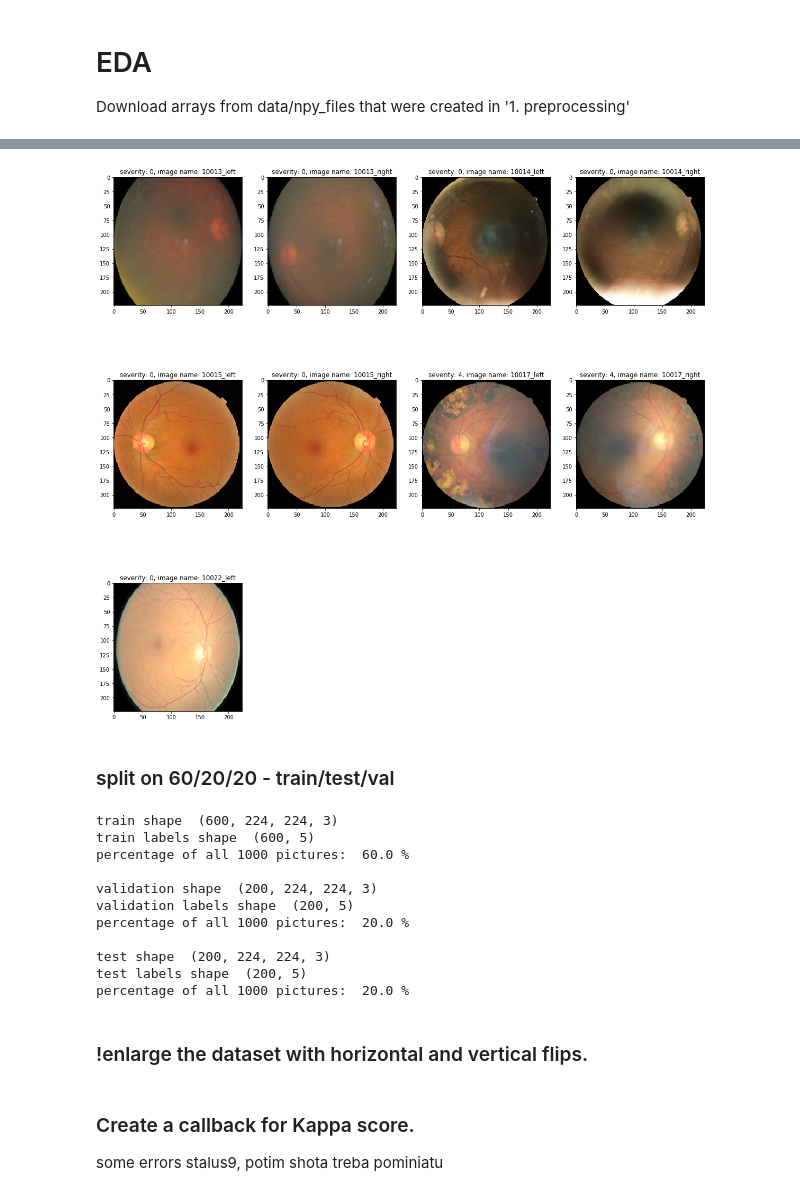
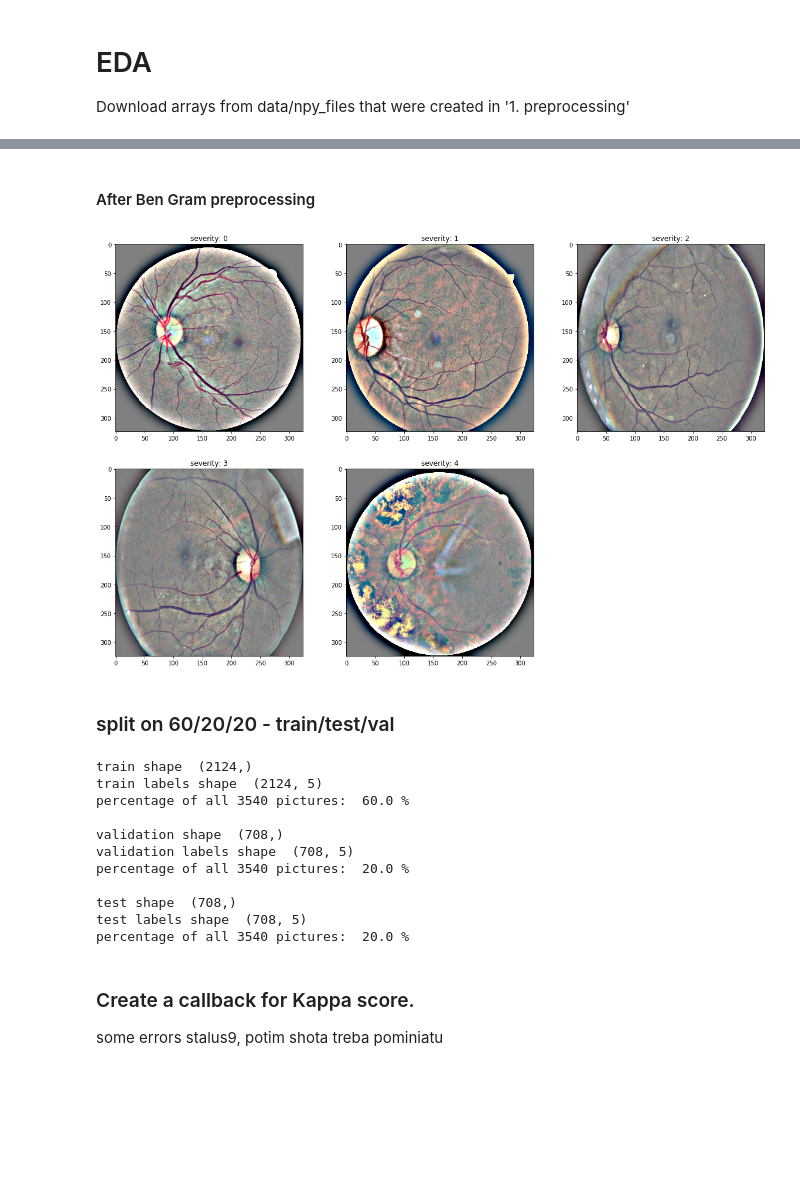
Before and after one commit to adrianhryn/retinopathy-classification, a Jupyter notebook: 2. second_blood.ipynb, the cells around one changed output, grey strips where cells are left out. Drawn from its saved outputs; the diff is of its cells as text; code cells hidden in the pictures; blank space fills up the shorter version.

```diff
--- a/2. second_blood.ipynb
+++ b/2. second_blood.ipynb
@@ -21,9 +30,9 @@ Using TensorFlow backend.
 # EDA
 Download arrays from data/npy_files that were created in '1. preprocessing'
 # %%
-images = np.load("data/npy_files/images_arrays.npy")
-labels = np.load("data/npy_files/labels.npy")
-multi_labels = np.load("data/npy_files/multi_labels.npy")
+images = np.load("data/npy_files/images_arrays.npy", allow_pickle=True)
+labels = np.load("data/npy_files/labels.npy", allow_pickle=True)
+multi_labels = np.load("data/npy_files/multi_labels.npy", allow_pickle=True)
 # %%
 df_labels = pd.read_csv('data/trainLabels_cropped.csv')
 images_names = sorted(df_labels.image.values)
@@ -40,7 +38,0 @@ Name: level, dtype: int64
-# %%
-def show_image(img):
-    #b,g,r = cv2.split(opencv_image)
-    #rgb_image = cv2.merge([r,g,b])
-    #img = cv2.imread(array)
-    img = cv2.cvtColor(img, cv2.COLOR_BGR2RGB)
-    plt.imshow(img)
@@ -46,0 +75,11 @@ def show_image(img):
+# %%
+each_class_images_inds = get_each_class_image()
+plt.figure(figsize=(20,20)),
+step = 0
+for i in range(5):
+    plt.subplot(330 + 1 + step)
+    img_ind = each_class_images_inds[i]
+    img = cv2.resize(images[img_ind], (324, 324))
+    plt.imshow(cv2.cvtColor(img, cv2.COLOR_BGR2RGB))
+    plt.title("severity: " + str(labels[img_ind]))
+    step +=1
@@ -47,11 +88,15 @@ def show_image(img):
+# %% [markdown]
+#### After Ben Gram preprocessing
 # %%
 plt.figure(figsize=(20,20)),
-for i in range(10, 19):
+for i in range(5):
     plt.subplot(330 + 1 + i)
-    show_image(images[i])
-    plt.title("severity: " + str(labels[i]) + ", image name: " + images_names[i])
+    img_ind = each_class_images_inds[i]
+    img = preprocess_image_ben_grams(images[img_ind], IMG_WIDTH=324, IMG_HEIGHT=324)
+    show_image(img)
+    plt.title("severity: " + str(labels[img_ind]))
 # %% [output]
-[figure, old version]
+[figure, new version]
 # %% [markdown]
 ### split on 60/20/20 - train/test/val
 # %%
@@ -77,16 +122,14 @@ print("test shape ", x_test.shape)
 print("test labels shape ", y_test.shape)
 print("percentage of all {} pictures: ".format(n), round(x_test.shape[0]/n, 2)*100, "%")
 # %% [output]
-train shape  (600, 224, 224, 3)
-train labels shape  (600, 5)
-percentage of all 1000 pictures:  60.0 %
+train shape  (2124,)
+train labels shape  (2124, 5)
+percentage of all 3540 pictures:  60.0 %
 
-validation shape  (200, 224, 224, 3)
-validation labels shape  (200, 5)
-percentage of all 1000 pictures:  20.0 %
+validation shape  (708,)
+validation labels shape  (708, 5)
+percentage of all 3540 pictures:  20.0 %
 
-test shape  (200, 224, 224, 3)
-test labels shape  (200, 5)
-percentage of all 1000 pictures:  20.0 %
+test shape  (708,)
+test labels shape  (708, 5)
+percentage of all 3540 pictures:  20.0 %
-# %% [markdown]
-### !enlarge the dataset with horizontal and vertical flips.
```
Also changed, not shown: parts of 26 cells of this notebook, 2 other files.
